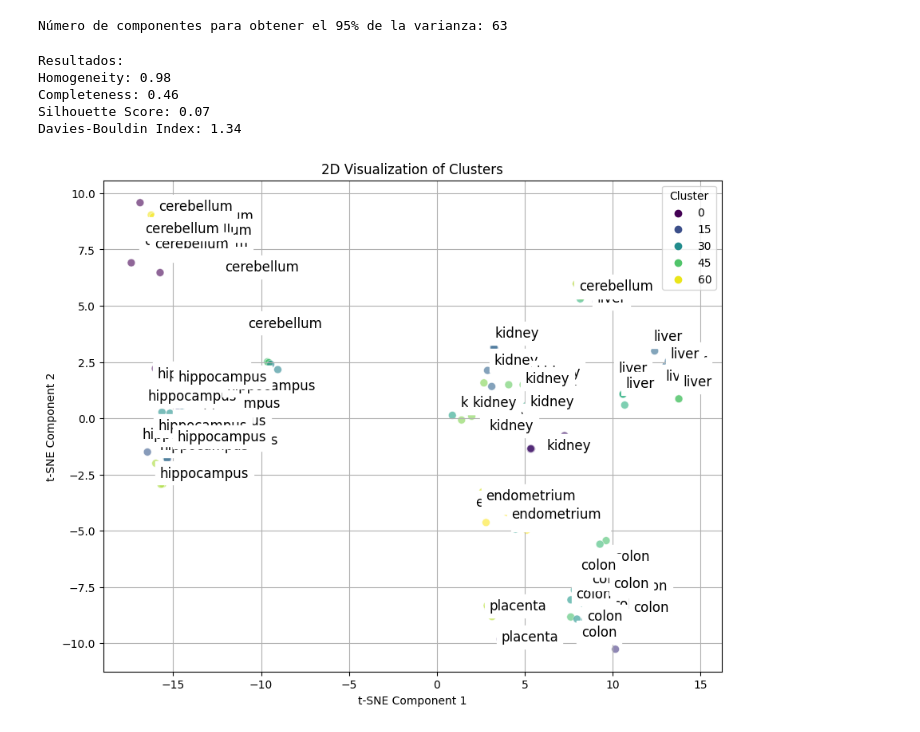
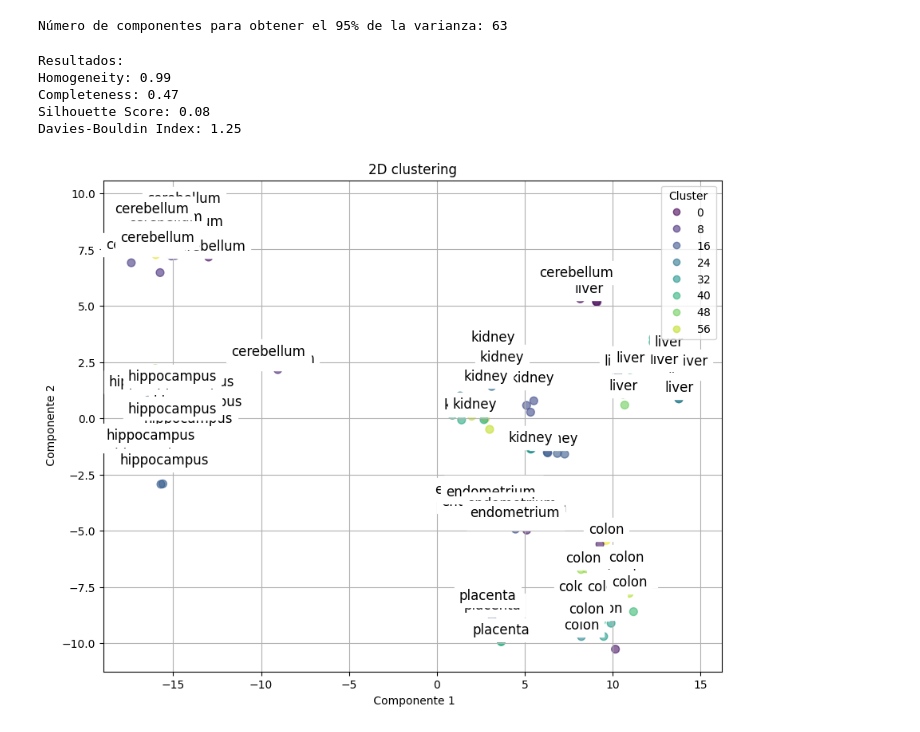
Before and after one commit to OmarUTEC/project2-machine, a Jupyter notebook: GMM/gmm.ipynb, the cells around one changed output. Saved outputs shown, nothing was run; the diff lists cells and outputs as text; code cells hidden in the pictures.

```diff
--- a/GMM/gmm.ipynb
+++ b/GMM/gmm.ipynb
@@ -161,16 +161,16 @@ class GMM:
         covariances_new = np.zeros((self.num_components, n_features, n_features))
         mixing_coeffs_new = np.zeros(self.num_components)
 
-        for i in range(self.num_components):
-            weights = responsibilities[:, i]
-            total_weight = weights.sum()
-            means_new[i] = np.dot(weights, X) / total_weight
+        def updated_parameters(self, responsibilities, X):
+            weights = responsibilities.T
+            total_weights = weights.sum(axis=1)
+            means_new = np.dot(weights, X) / total_weights[:, np.newaxis]
+            diff = X - means_new
+            covariances_new = np.einsum('ijk,ij->ik', diff[:, :, np.newaxis], diff) / total_weights[:, np.newaxis, np.newaxis]
+            mixing_coeffs_new = total_weights / X.shape[0]
+            mixing_coeffs_new = mixing_coeffs_new / mixing_coeffs_new.sum()  # Normalize mixing coefficients
+        return means_new, covariances_new, mixing_coeffs_new
 
-            covariances_new[i] = np.dot(weights * (X - means_new[i]).T, X - means_new[i]) / total_weight + epsilon * np.eye(n_features)
-
-            mixing_coeffs_new[i] = total_weight / n_samples
-
-        return means_new, covariances_new, mixing_coeffs_new
 
     def fit(self, X, means, covariances, mixing_coeffs):
         for _ in range(self.max_iters):
@@ -180,7 +180,7 @@ class GMM:
         return means, covariances, mixing_coeffs
     #asignamos el cluster dentro de la clase gmm
     def assign_clusters(self, X, means, covariances, mixing_coeffs):
-        # Paso E
+
         responsibilities = self.e_step(X, means, covariances, mixing_coeffs)
 
         # Asigna cada punto de datos al componente con la responsabilidad máxima
@@ -199,40 +199,43 @@ davies_bouldin = davies_bouldin_score(data_pca, clusters)
 print(f"Resultados:\nHomogeneity: {homogeneity:.2f}\nCompleteness: {completeness:.2f}\nSilhouette Score: {silhouette:.2f}\nDavies-Bouldin Index: {davies_bouldin:.2f}")
 # %% [output]
 Resultados:
-Homogeneity: 0.98
-Completeness: 0.46
-Silhouette Score: 0.07
-Davies-Bouldin Index: 1.34
+Homogeneity: 0.99
+Completeness: 0.47
+Silhouette Score: 0.08
+Davies-Bouldin Index: 1.25
 # %%
 # Paso 3: Visualización
 tsne = TSNE(n_components=2, random_state=42)
 X_tsne = tsne.fit_transform(data_pca)
 
-# Analizar la composición de cada cluster y encontrar el tipo de tejido más común
+# Analizar la composición
 most_common_labels = []
-for cluster_id in range(num_components_95):  # Asegúrate de que k es el número de clusters que has utilizado
-    # Extraer las etiquetas verdaderas de los puntos en este cluster
+for cluster_id in range(num_components_95):
+
     cluster_labels = classes.values.ravel()[clusters == cluster_id]
 
-    # Encontrar y guardar la etiqueta más común
-    most_common = Counter(cluster_labels).most_common(1)[0][0]
-    most_common_labels.append(most_common)
+    # Verificar si hay elementos en el cluster antes de encontrar el más común
+    if len(cluster_labels) > 0:
+        most_common = Counter(cluster_labels).most_common(1)[0][0]
+        most_common_labels.append(most_common)
+    else:
+        most_common_labels.append("No data")
 
-# Visualización
+# Visual
 plt.figure(figsize=(10, 8))
-sns.scatterplot(x=X_tsne[:, 0], y=X_tsne[:, 1], hue=clusters, palette="viridis", s=50, alpha=0.6)
+scatter = plt.scatter(X_tsne[:, 0], X_tsne[:, 1], c=clusters, cmap="viridis", s=50, alpha=0.6)
 plt.title('2D clustering')
 
-# Etiquetar cada cluster con el tipo de tejido más común
+# Etiquetar los cluster con el tipo de tejido más común
 for i, label in enumerate(most_common_labels):
-    # Calcular el centroide del cluster para colocar la etiqueta
     cluster_center = X_tsne[clusters == i, :].mean(axis=0)
-    plt.text(cluster_center[0], cluster_center[1], str(label), fontsize=12, backgroundcolor='white')
+    plt.annotate(label, cluster_center, fontsize=12, backgroundcolor='white',
+                 ha='center', va='center', xytext=(0, 10), textcoords='offset points')
 
-plt.xlabel(' Component 1')
-plt.ylabel(' Component 2')
-plt.legend(title='Cluster', loc='upper right')
+plt.xlabel(' Componente 1')
+plt.ylabel(' Componente 2')
+plt.legend(*scatter.legend_elements(), title='Cluster', loc='upper right')
 plt.grid(True)
 plt.show()
 # %% [output]
-[figure, old version]
+[figure, new version]
```
Also changed, not shown: parts of 1 cell of this notebook.
